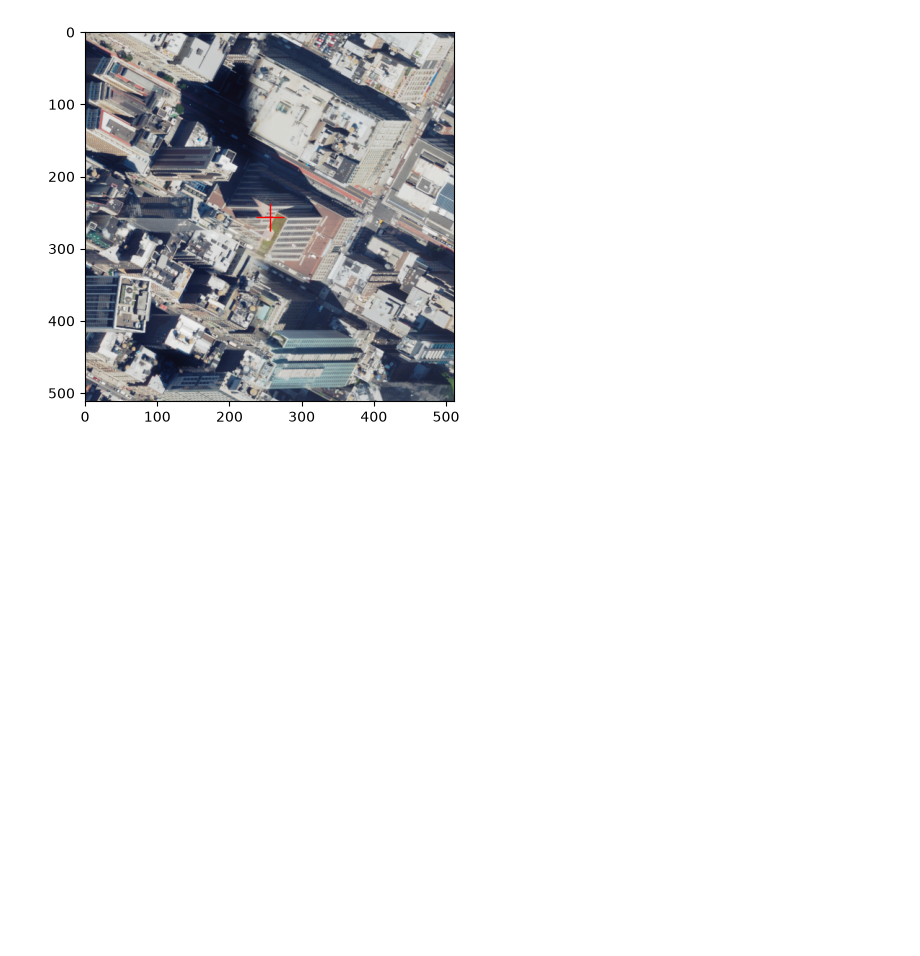
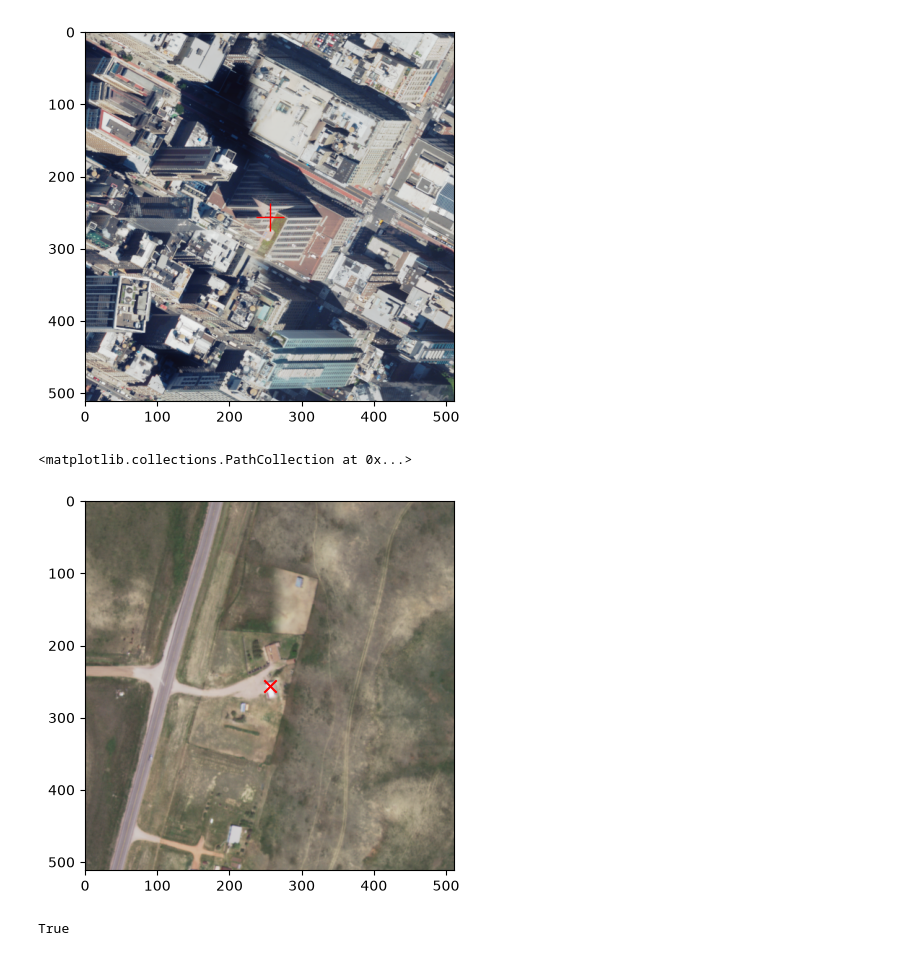
Before and after one commit to phillip-sievers/bachelor-thesis, a Jupyter notebook: notebooks/test_naip_access_route.ipynb, the cells around one changed output. Saved outputs shown, nothing was run; the diff lists cells and outputs as text; code cells hidden in the pictures; blank space fills up the shorter version.

Commit message:
naip pipeline and UTs

```diff
--- a/notebooks/test_naip_access_route.ipynb
+++ b/notebooks/test_naip_access_route.ipynb
@@ -234,3 +234,31 @@ rasterio._env Stopped GDALEnv <rasterio._env.GDALEnv object at 0x...>.
 rasterio.env Exiting outermost env
 rasterio.env Exited env context: <rasterio.env.Env object at 0x...>
 [figure]
+# %%
+from pathlib import Path
+
+from thesis.data.naip import fetch_tile
+from thesis.data.overture import get_config
+
+CONF_PATH = "/Users/phillip/repositories/bachelor-thesis/configs/imagery.yaml"
+
+config = get_config(Path(CONF_PATH))
+
+# https://www.google.com/maps/@44.076339,-105.7176966,655m/data=!3m1!1e3?entry=ttu&g_ep=EgoyMDI2MDgzMS4wIKXMDSoASAFQAw%3D%3D
+tile = fetch_tile(44.075796, -105.718358, gsd=0.6, size=512, config=config)
+# %%
+import matplotlib.pyplot as plt
+from rasterio.plot import reshape_as_image
+
+#
+img = reshape_as_image(tile.array)  # (512, 512, 3)
+plt.imshow(img)
+plt.scatter([tile.metadata["px"]], [tile.metadata["py"]], c="red", s=80, marker="x")
+# %% [output]
+<matplotlib.collections.PathCollection at 0x...>
+[figure, added]
+# %%
+tile2 = fetch_tile(44.075796, -105.718358, gsd=0.6, size=512, config=config)
+print(tile2.metadata["fetched_at"] == tile.metadata["fetched_at"])
+# %% [output]
+True
```
Also changed, not shown: parts of 3 cells of this notebook, 5 other files.
